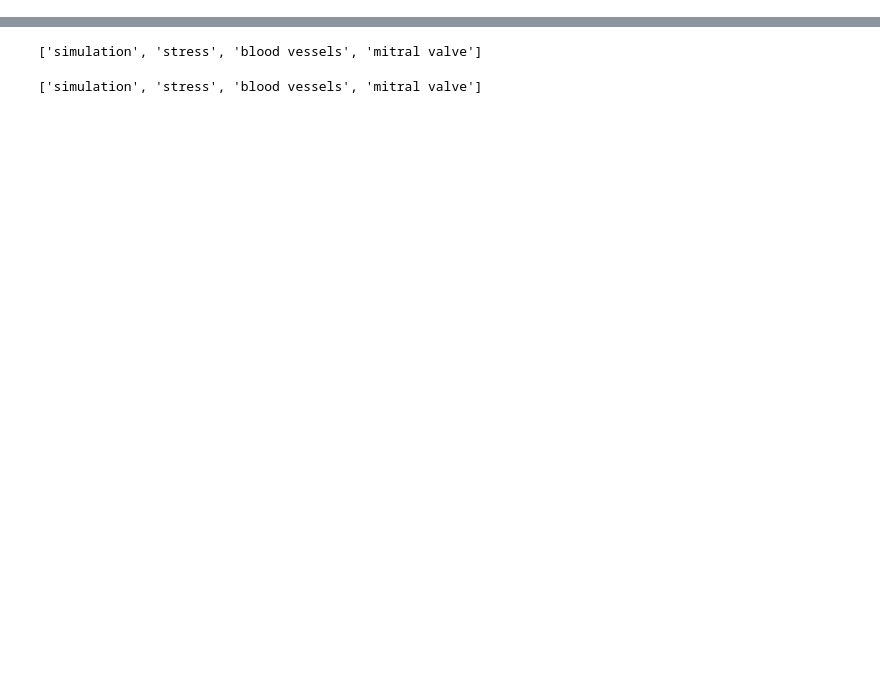
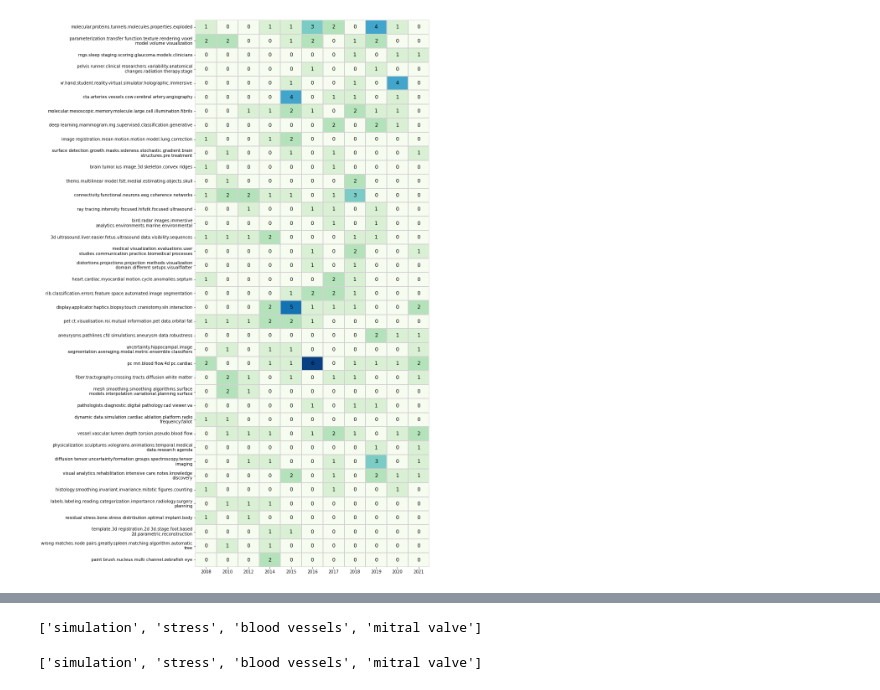
Before and after one commit to pruthvi-hegde/biomedvis, a Jupyter notebook: notebooks/topic_clustering.ipynb, the cells around one changed output, grey strips where cells are left out. Saved outputs shown, nothing was run; the diff lists cells and outputs as text; code cells hidden in the pictures; blank space fills up the shorter version.

```diff
--- a/notebooks/topic_clustering.ipynb
+++ b/notebooks/topic_clustering.ipynb
@@ -161,0 +265,7 @@ docs_per_topic
+# %%
+top_n_words
+mod = {}
+for k, v in top_n_words.items():
+    mod[k] = '.'.join(v)
+topics = list(mod.values())
+topics
@@ -161,0 +290,20 @@ docs_per_topic
+# %%
+results_new = docs_per_topic.Yearsl.values
+results_new = list(results_new)
+
+all_years = ['2008', '2010', '2012', '2014', '2015', '2016', '2017', '2018', '2019', '2020', '2021']
+all_years_n = [2008, 2010, 2012, 2014, 2015, 2016, 2017, 2018, 2019, 2020, 2021]
+
+count_d = []
+for k in results_new:
+    resultn = []
+    for year in all_years:
+        if k.count(year) > 0:
+            resultn.append(k.count(year))
+        else:
+            resultn.append(0)
+    count_d.append(resultn)
+
+print(count_d.pop(0))
+D = pd.DataFrame(count_d)
+D
@@ -161,0 +329,16 @@ docs_per_topic
+# %%
+from textwrap import wrap
+import seaborn as sns
+
+fig, ax = plt.subplots(figsize=(10, 24))
+# my_colors = ['#08c45b', '#eded72', '#926dd1']
+topics.pop(0)
+labels = ['\n'.join(wrap(l)) for l in topics]
+ax = sns.heatmap(D, xticklabels=all_years, yticklabels=labels, annot=D,
+                 cbar=False,
+                 cmap='GnBu', ax=ax,
+                 annot_kws={'fontsize': 12, 'color': 'Black', 'alpha': 1}, linewidths=0.08,
+                 linecolor='lightgray',
+                 )
+# %% [output]
+[figure, added]
```
Also changed, not shown: parts of 15 cells of this notebook, 3 other files.
